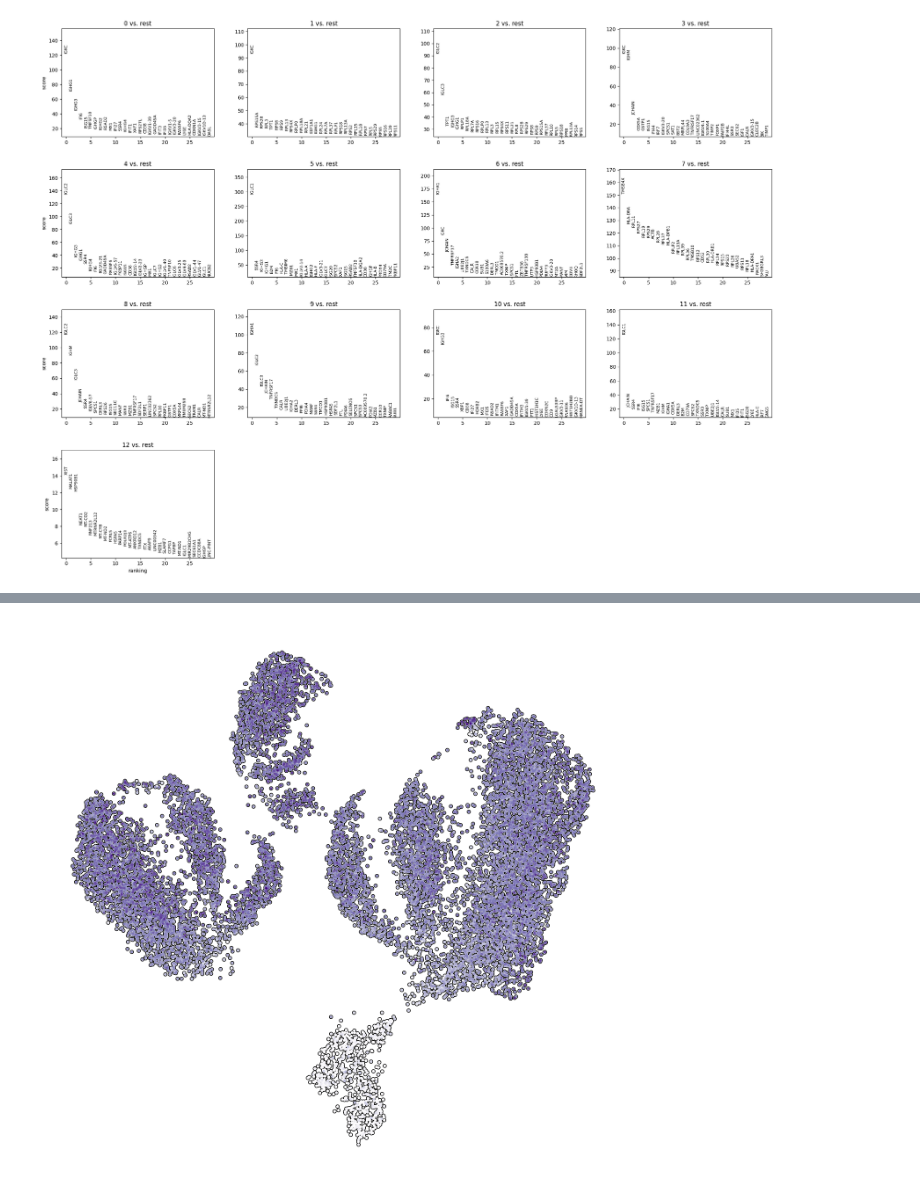
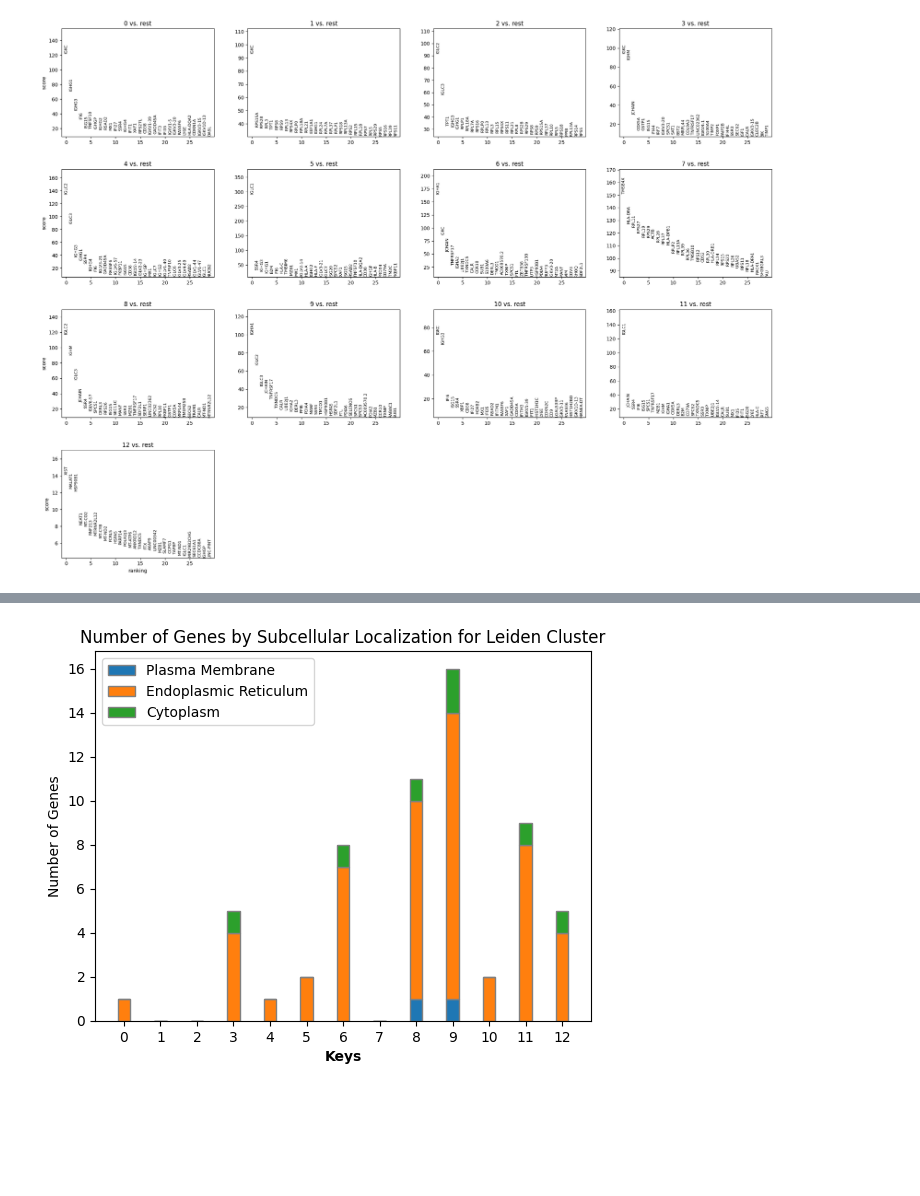
Before and after one commit to pablodig/secRecon-Secretory-Pathway-Reconstruction, a Jupyter notebook: 02 Immunoglobulin Annotation and Visualization.ipynb, the cells around one changed output, grey strips where cells are left out. Cells and saved outputs as stored; diff of their text form; code cells hidden in the pictures; blank space fills up the shorter version.

```diff
--- a/02 Immunoglobulin Annotation and Visualization.ipynb
+++ b/02 Immunoglobulin Annotation and Visualization.ipynb
@@ -211,16 +214,3 @@ for cluster, genes in intersect_dict.items():
             if 'No Category' not in categorized_intersect_dict[cluster]:
                 categorized_intersect_dict[cluster]['No Category'] = []
             categorized_intersect_dict[cluster]['No Category'].append(gene)
-# %%
-rna.obs['process_category'] = 'Unknown'  # new column in the dataset with processes
-
-# Loop through each cluster and its categorized genes in categorized_intersect_dict
-for cluster, categories in categorized_intersect_dict.items():
-    for category, genes in categories.items():
-        # Find the cells in this cluster
-        cells_in_cluster = rna.obs.index[rna.obs['leiden'] == cluster]
-
-        # Loop through each gene and update the 'process_category' for cells in this cluster
-        for gene in genes:
-            # Update the 'process_category' for all cells in the cluster
-            rna.obs.loc[cells_in_cluster, 'process_category'] = category
@@ -270,0 +260,39 @@ categorized_intersect_dict
+# %%
+labels = list(intersect_dict.keys())
+localization_counts = defaultdict(list)
+
+# Populate the dictionary with the number of genes for each subcellular localization
+for key in labels:
+    local_count = defaultdict(int)
+    for gene, attributes in intersect_dict[key].items():
+        for local in attributes.get('subcellular_localization', []):
+            local_count[local] += 1
+    localization_counts[key] = local_count
+
+# Define the bar width
+barWidth = 0.35
+
+# Set position of bar on X axis
+r1 = np.arange(len(labels))
+
+# Initialize bottom for stacked bar
+bottoms = np.zeros(len(labels))
+
+# Make the plot
+for local in set(local for d in localization_counts.values() for local in d.keys()):
+    heights = [localization_counts[key].get(local, 0) for key in labels]
+    plt.bar(r1, heights, edgecolor='grey', width=barWidth, bottom=bottoms, label=local)
+    bottoms += np.array(heights)
+
+# Add labels
+plt.xlabel('Keys', fontweight='bold')
+plt.ylabel('Number of Genes')
+plt.xticks([r for r in range(len(labels))], labels)
+plt.title('Number of Genes by Subcellular Localization for Leiden Cluster')
+plt.legend()
+
+# Show plot
+plt.savefig('Plots/number_of_genes_subcellular_localization_each_leiden.jpg', dpi=300)
+plt.show()
+# %% [output]
+[figure, added]
@@ -273,13 +353,11 @@ categorized_intersect_dict
 with rc_context({'figure.figsize': (8.4, 8)}):
 
 #     ax = sc.pl.umap(rna, size=50, show=False)
-    ax=sc.pl.umap(rna,color=['SSR4'], legend_loc='none',size=15,show=False, alpha=1,
+    ax=sc.pl.umap(rna,color=['DERL3','UBE2J1','HSPA5','CALR','PDIA4','HSP90B1','SELENOS','PDIA3','SPCS3','SPCS1'], legend_loc='none',size=15,show=False, alpha=1,
                     add_outline=True,frameon=False, cmap='Purples',colorbar_loc=None,vmin=1.5,
                    )
-    ax.set_title('')
+    #ax.set_title('')
 plt.show()
-# %% [output]
-[figure, removed]
 # %%
 # Group data by 'sample' and 'leiden' cluster, then normalize within each group to create a stacked bar plot
 d=rna.obs
```
Also changed, not shown: parts of 17 cells of this notebook, 3 other files.
